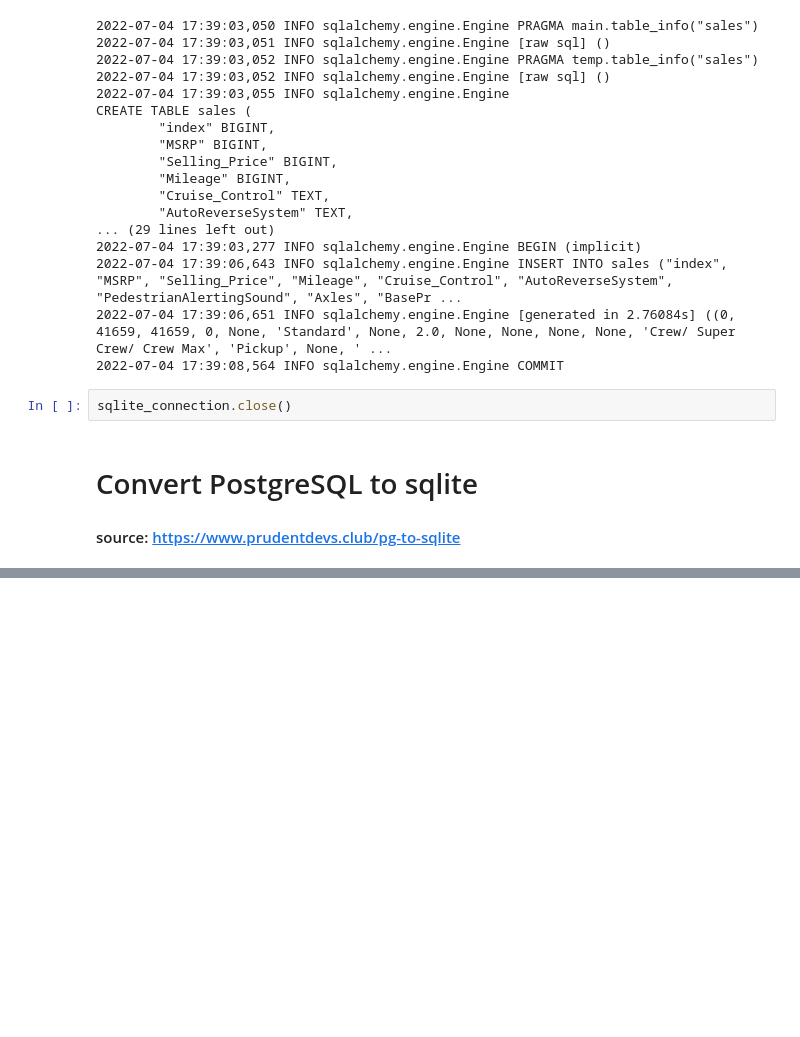
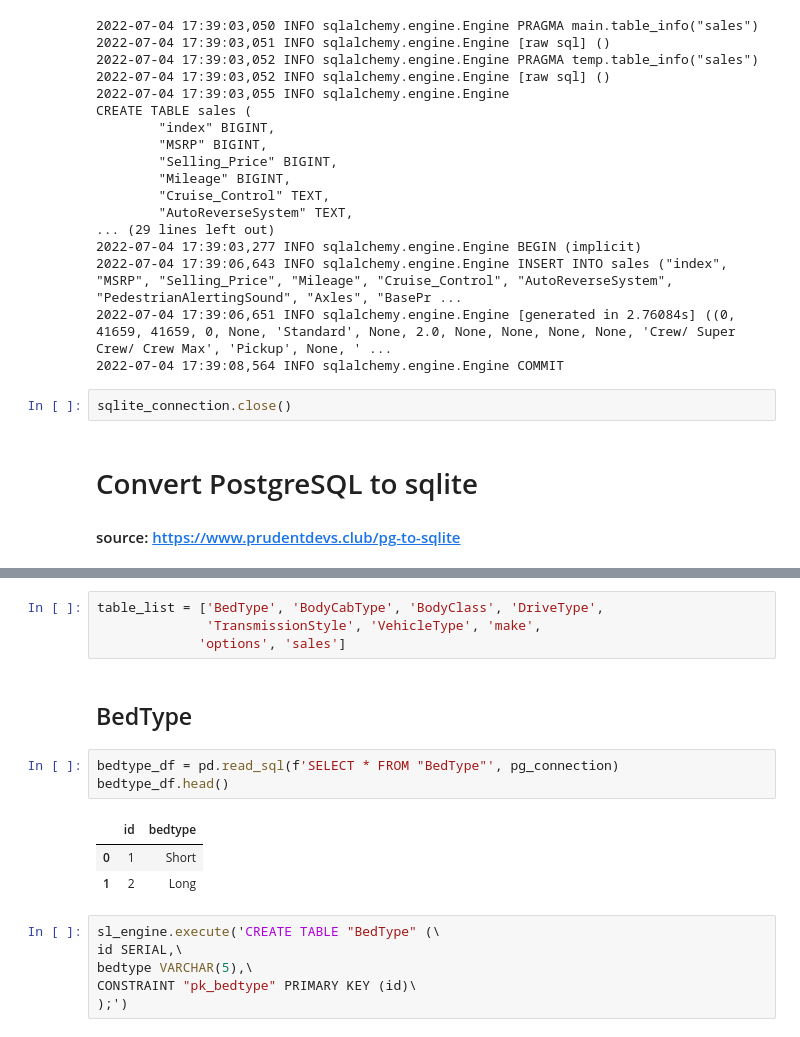
Before and after one commit to RL-Lane/Gouge, a Jupyter notebook: Notebooks/convert CIS to sqlite.ipynb, the cells around one changed output, grey strips where cells are left out. Drawn from its saved outputs; the diff is of its cells as text; blank space fills up the shorter version.

```diff
--- a/Notebooks/convert CIS to sqlite.ipynb
+++ b/Notebooks/convert CIS to sqlite.ipynb
@@ -132,0 +113,19 @@ CREATE TABLE "sqlite:///../Resources/CIS_2018_lite.sqlite" (
+# %%
+table_list = ['BedType', 'BodyCabType', 'BodyClass', 'DriveType',
+              'TransmissionStyle', 'VehicleType', 'make',
+             'options', 'sales']
+# %% [markdown]
+## BedType
+# %%
+bedtype_df = pd.read_sql(f'SELECT * FROM "BedType"', pg_connection)
+bedtype_df.head()
+# %% [output]
+|  | id | bedtype |
+| 0 | 1 | Short |
+| 1 | 2 | Long |
+# %%
+sl_engine.execute('CREATE TABLE "BedType" (\
+id SERIAL,\
+bedtype VARCHAR(5),\
+CONSTRAINT "pk_bedtype" PRIMARY KEY (id)\
+);')
```
Also changed, not shown: parts of 6 cells of this notebook, 4 other files.
